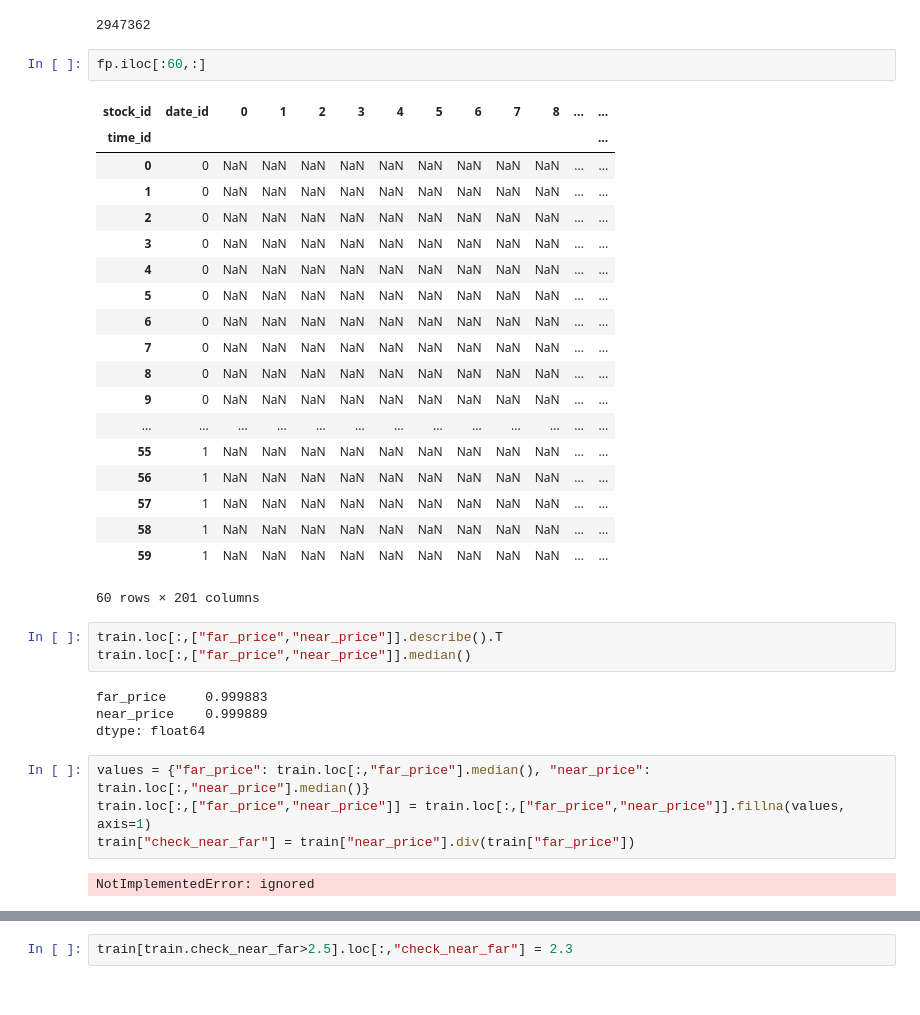
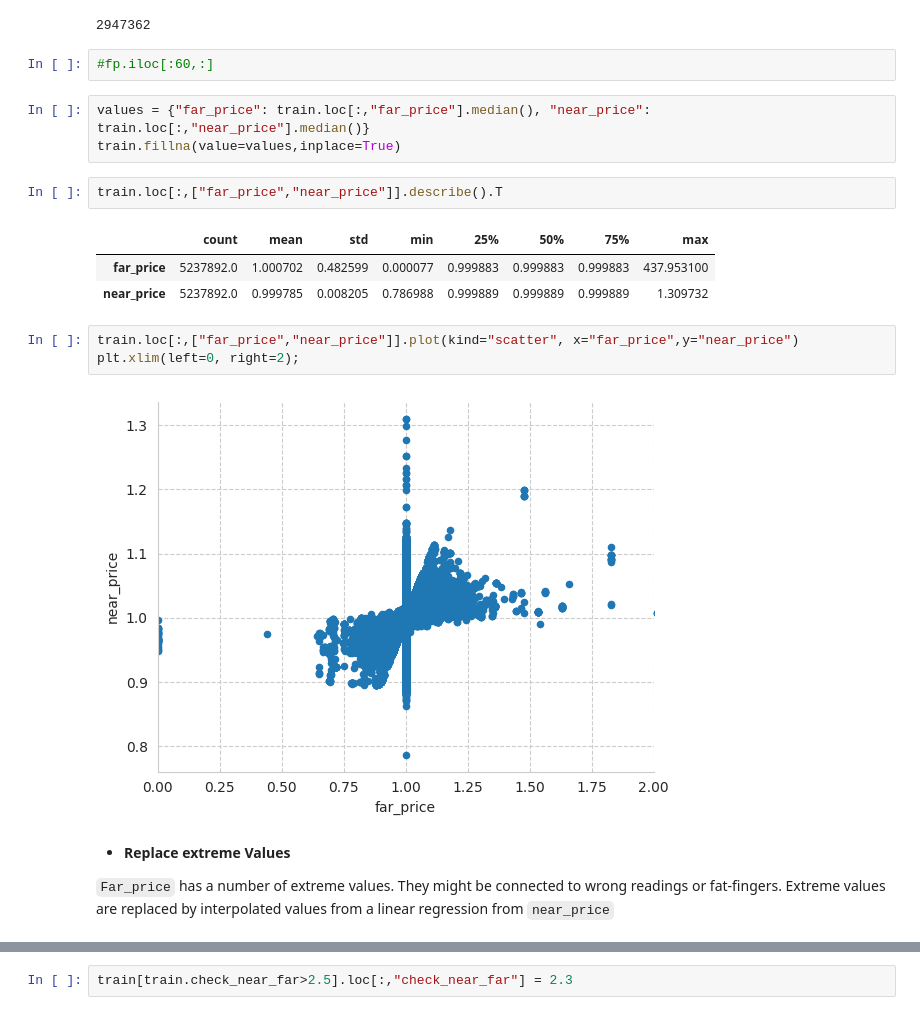
Before and after one commit to fabriziobasso/kaggle, a Jupyter notebook: Optiver_comp_v0.ipynb, the cells around one changed output, grey strips where cells are left out. Saved outputs shown, nothing was run; the diff lists cells and outputs as text.

```diff
--- a/Optiver_comp_v0.ipynb
+++ b/Optiver_comp_v0.ipynb
@@ -452,37 +453,22 @@ fp.isnull().sum().sum()
 # %% [output]
 2947362
 # %%
-fp.iloc[:60,:]
+#fp.iloc[:60,:]
-# %% [output]
-| stock_id | date_id | 0 | 1 | 2 | 3 | 4 | 5 | 6 | 7 | 8 | ... | ... |
-| time_id |  |  |  |  |  |  |  |  |  |  |  | ... |
-| 0 | 0 | NaN | NaN | NaN | NaN | NaN | NaN | NaN | NaN | NaN | ... | ... |
-| 1 | 0 | NaN | NaN | NaN | NaN | NaN | NaN | NaN | NaN | NaN | ... | ... |
-| 2 | 0 | NaN | NaN | NaN | NaN | NaN | NaN | NaN | NaN | NaN | ... | ... |
-| 3 | 0 | NaN | NaN | NaN | NaN | NaN | NaN | NaN | NaN | NaN | ... | ... |
-| 4 | 0 | NaN | NaN | NaN | NaN | NaN | NaN | NaN | NaN | NaN | ... | ... |
-| 5 | 0 | NaN | NaN | NaN | NaN | NaN | NaN | NaN | NaN | NaN | ... | ... |
-| 6 | 0 | NaN | NaN | NaN | NaN | NaN | NaN | NaN | NaN | NaN | ... | ... |
-| 7 | 0 | NaN | NaN | NaN | NaN | NaN | NaN | NaN | NaN | NaN | ... | ... |
-| 8 | 0 | NaN | NaN | NaN | NaN | NaN | NaN | NaN | NaN | NaN | ... | ... |
-| 9 | 0 | NaN | NaN | NaN | NaN | NaN | NaN | NaN | NaN | NaN | ... | ... |
-| ... | ... | ... | ... | ... | ... | ... | ... | ... | ... | ... | ... | ... |
-| 55 | 1 | NaN | NaN | NaN | NaN | NaN | NaN | NaN | NaN | NaN | ... | ... |
-| 56 | 1 | NaN | NaN | NaN | NaN | NaN | NaN | NaN | NaN | NaN | ... | ... |
-| 57 | 1 | NaN | NaN | NaN | NaN | NaN | NaN | NaN | NaN | NaN | ... | ... |
-| 58 | 1 | NaN | NaN | NaN | NaN | NaN | NaN | NaN | NaN | NaN | ... | ... |
-| 59 | 1 | NaN | NaN | NaN | NaN | NaN | NaN | NaN | NaN | NaN | ... | ... |
-60 rows × 201 columns
+# %%
+values = {"far_price": train.loc[:,"far_price"].median(), "near_price": train.loc[:,"near_price"].median()}
+train.fillna(value=values,inplace=True)
 # %%
 train.loc[:,["far_price","near_price"]].describe().T
-train.loc[:,["far_price","near_price"]].median()
 # %% [output]
-far_price     0.999883
-near_price    0.999889
-dtype: float64
+|  | count | mean | std | min | 25% | 50% | 75% | max |
+| far_price | 5237892.0 | 1.000702 | 0.482599 | 0.000077 | 0.999883 | 0.999883 | 0.999883 | 437.953100 |
+| near_price | 5237892.0 | 0.999785 | 0.008205 | 0.786988 | 0.999889 | 0.999889 | 0.999889 | 1.309732 |
-# %%
-values = {"far_price": train.loc[:,"far_price"].median(), "near_price": train.loc[:,"near_price"].median()}
-train.loc[:,["far_price","near_price"]] = train.loc[:,["far_price","near_price"]].fillna(values, axis=1)
-train["check_near_far"] = train["near_price"].div(train["far_price"])
-# %% [output]
-NotImplementedError: ignored
+# %%
+train.loc[:,["far_price","near_price"]].plot(kind="scatter", x="far_price",y="near_price")
+plt.xlim(left=0, right=2);
+# %% [output]
+[figure, added]
+# %% [markdown]
+* **Replace extreme Values**
+
+`Far_price` has a number of extreme values. They might be connected to wrong readings or fat-fingers. Extreme values are replaced by interpolated values from a linear regression from `near_price`
```
Also changed, not shown: parts of 9 cells of this notebook.
